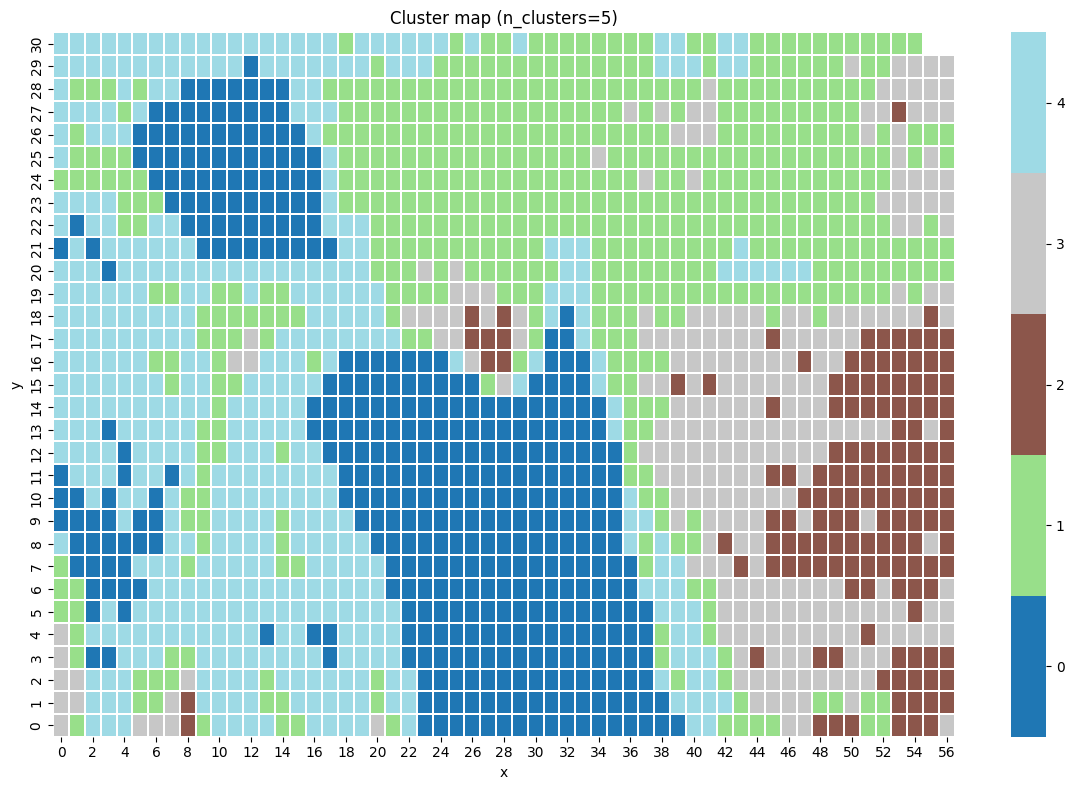
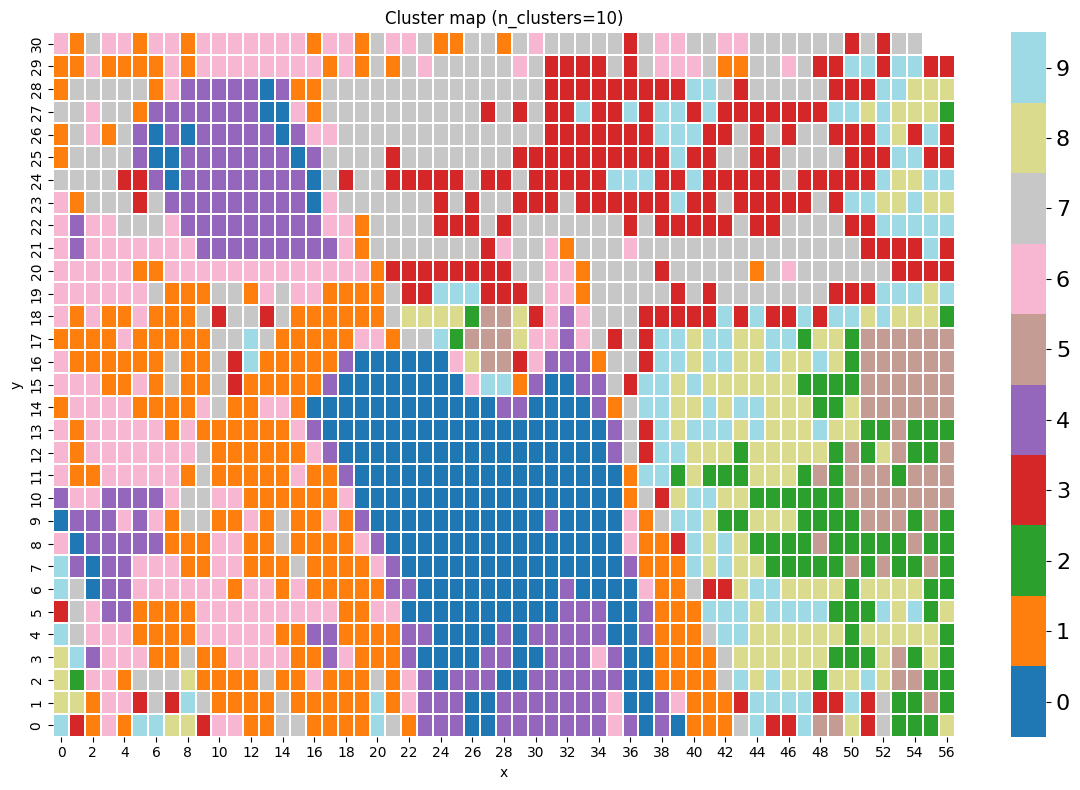
Code edit (unified diff) that turned the first committed figure into the second:
--- before
+++ after
@@ -86,4 +86,6 @@
                  cbar_kws={"ticks": np.arange(cluster_min, cluster_max + 1),"boundaries": bounds})
 ax.invert_yaxis()
+cbar = ax.collections[0].colorbar
+cbar.ax.tick_params(labelsize=16)
 plt.title(f'Cluster map (n_clusters={n_clusters})')
 plt.xlabel('x')

Commit: second try